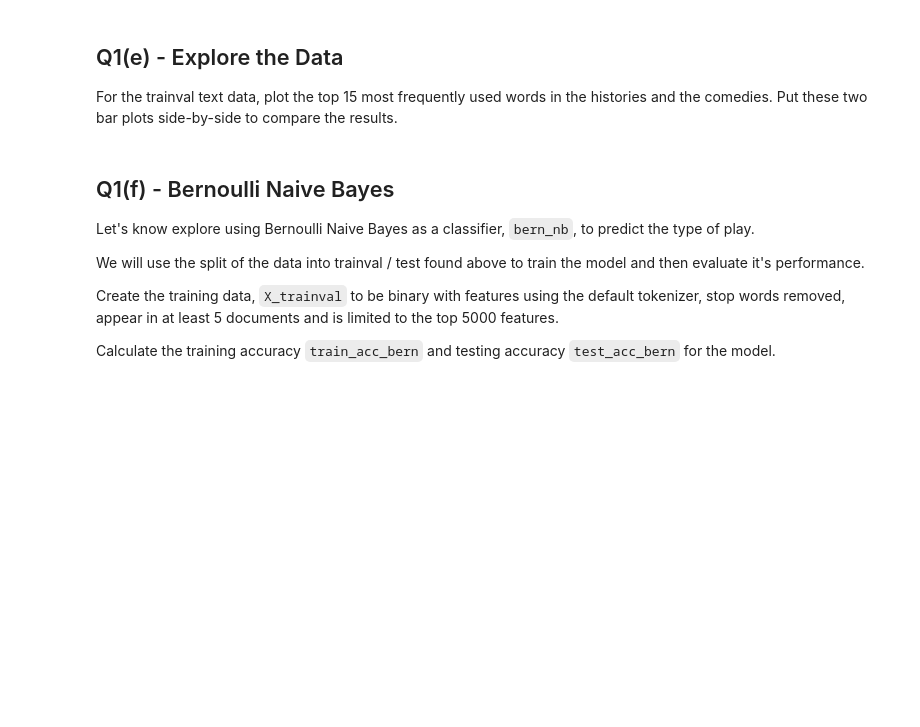
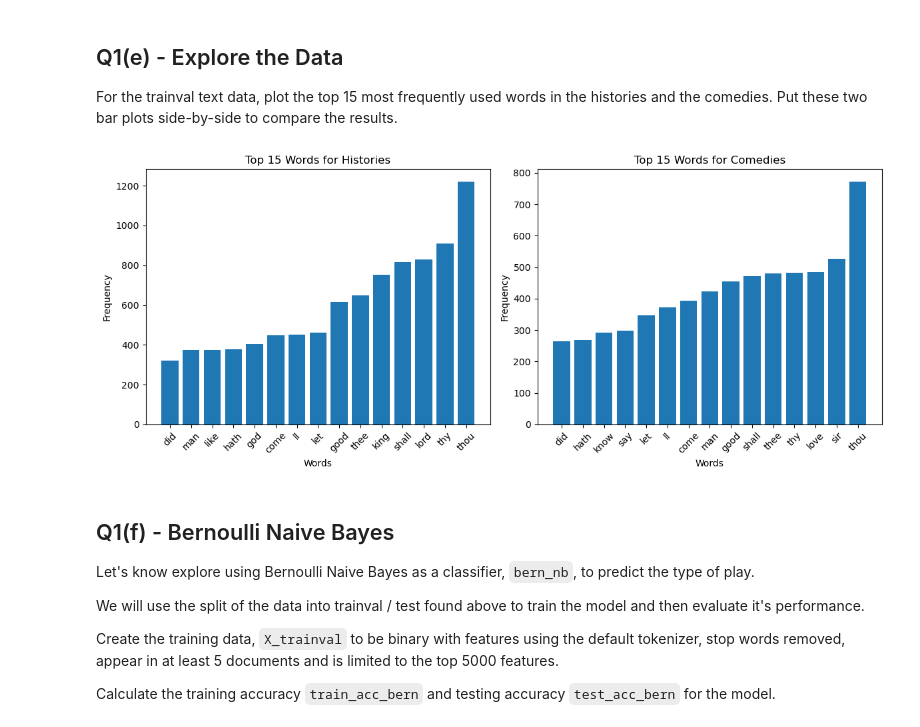
Before and after one commit to aarschne/CS5831Shared, a Jupyter notebook: a4-5831/a4-5831.ipynb, the cells around one changed output. Cells and saved outputs as stored; diff of their text form; code cells hidden in the pictures; blank space fills up the shorter version.

```diff
--- a/a4-5831/a4-5831.ipynb
+++ b/a4-5831/a4-5831.ipynb
@@ -131,6 +182,41 @@ For the trainval text data, plot the top 15 most frequently used words in the hi
 # %%
 # Create a plot of the top 15 most frequently used words in the
 #  Comedies and Histories.
+
+# total counts per class label
+history_counts = np.asarray(dtm_trainval[y_trainval == 1].sum(axis=0)).ravel()
+comedy_counts  = np.asarray(dtm_trainval[y_trainval == 0].sum(axis=0)).ravel()
+
+# top 15 indices for tokens
+top_history = np.argsort(history_counts)[-15:]
+top_comedy  = np.argsort(comedy_counts)[-15:]
+
+# sort indices
+history_order = np.argsort(history_counts[top_history])
+comedy_order  = np.argsort(comedy_counts[top_comedy])
+
+# make subplots
+fig, axes = plt.subplots(1, 2, figsize=(12,5))
+
+axes[0].bar(vocab[top_history][history_order], history_counts[top_history][history_order])
+axes[0].set_title("Top 15 Words for Histories")
+
+axes[1].bar(vocab[top_comedy][comedy_order], comedy_counts[top_comedy][comedy_order])
+axes[1].set_title("Top 15 Words for Comedies")
+
+axes[0].tick_params(axis='x', rotation=45)
+axes[1].tick_params(axis='x', rotation=45)
+
+axes[0].set_ylabel("Frequency")
+axes[1].set_ylabel("Frequency")
+
+axes[0].set_xlabel("Words")
+axes[1].set_xlabel("Words")
+
+plt.tight_layout()
+plt.show()
+# %% [output]
+[figure, added]
 # %% [markdown]
 <!-- END QUESTION -->
 
```
Also changed, not shown: parts of 13 cells of this notebook, 2 other files.
